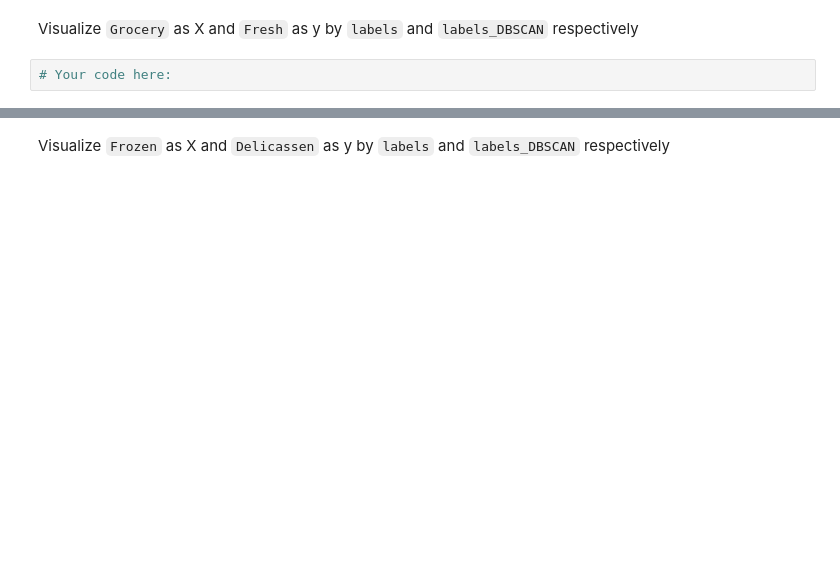
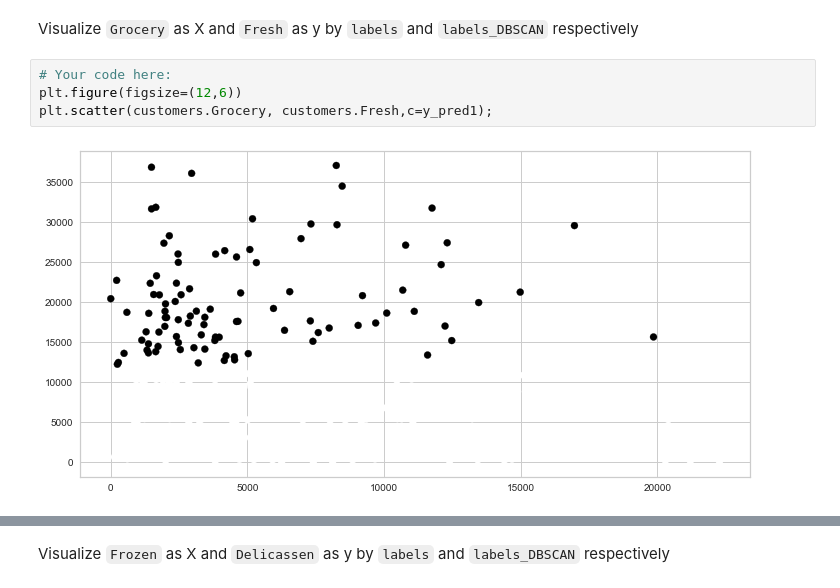
Before and after one commit to Ironhack-Data-Madrid-Octubre-2022/7.4-lab-unsupervised-learning, a Jupyter notebook: your-code/main.ipynb, the cells around one changed output, grey strips where cells are left out. Drawn from its saved outputs; the diff is of its cells as text; blank space fills up the shorter version.

```diff
--- a/your-code/main.ipynb
+++ b/your-code/main.ipynb
@@ -129,4 +314,8 @@ Visualize `Detergents_Paper` as X and `Milk` as y by `labels` and `labels_DBSCAN
 # %% [markdown]
 Visualize `Grocery` as X and `Fresh` as y by `labels` and `labels_DBSCAN` respectively
-# %%
-# Your code here:
+# %%
+# Your code here:
+plt.figure(figsize=(12,6))
+plt.scatter(customers.Grocery, customers.Fresh,c=y_pred1);
+# %% [output]
+[figure, added]
```
Also changed, not shown: parts of 49 cells of this notebook.
